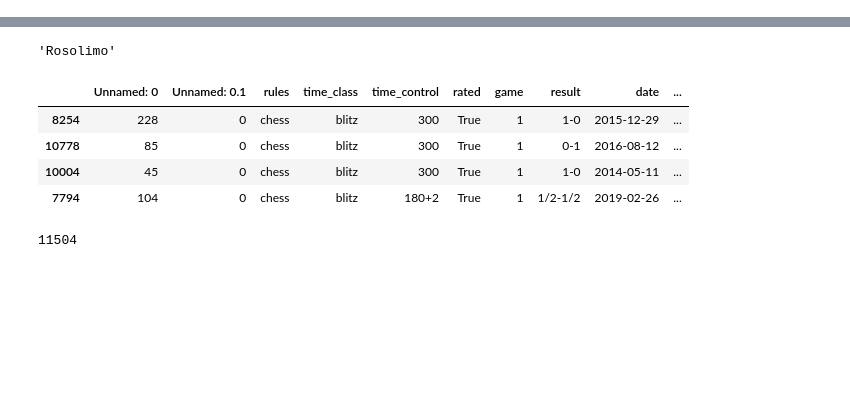
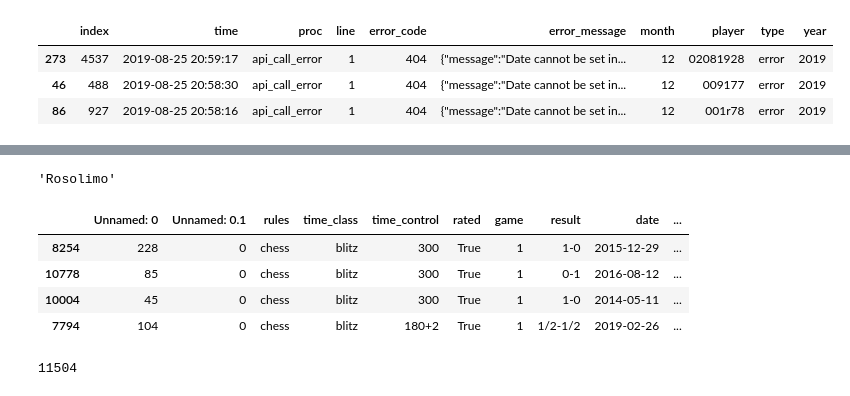
Before and after one commit to rosolimo212/chesscom, a Jupyter notebook: Current_user_forec.ipynb, the cells around one changed output, grey strips where cells are left out. Drawn from its saved outputs; the diff is of its cells as text; code cells hidden in the pictures; blank space fills up the shorter version.

```diff
--- a/Current_user_forec.ipynb
+++ b/Current_user_forec.ipynb
@@ -30,0 +71,7 @@ import matplotlib.pyplot as plt
+# %%
+log_api_call_error.sample(3)
+# %% [output]
+|  | index | time | proc | line | error_code | error_message | month | player | type | year |
+| 273 | 4537 | 2019-08-25 20:59:17 | api_call_error | 1 | 404 | {"message":"Date cannot be set in... | 12 | 02081928 | error | 2019 |
+| 46 | 488 | 2019-08-25 20:58:30 | api_call_error | 1 | 404 | {"message":"Date cannot be set in... | 12 | 009177 | error | 2019 |
+| 86 | 927 | 2019-08-25 20:58:16 | api_call_error | 1 | 404 | {"message":"Date cannot be set in... | 12 | 001r78 | error | 2019 |
```
Also changed, not shown: parts of 11 cells of this notebook, 1 other file.
